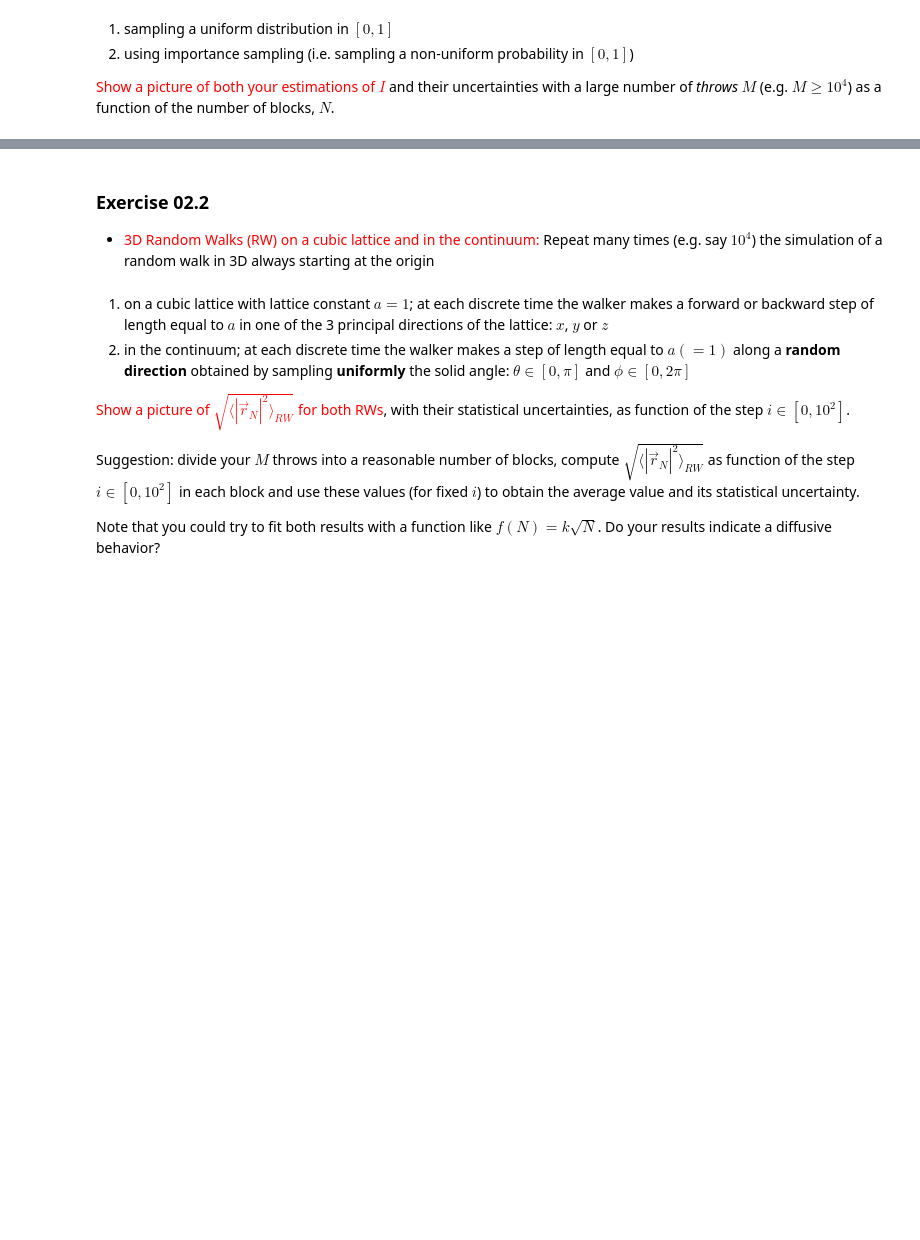
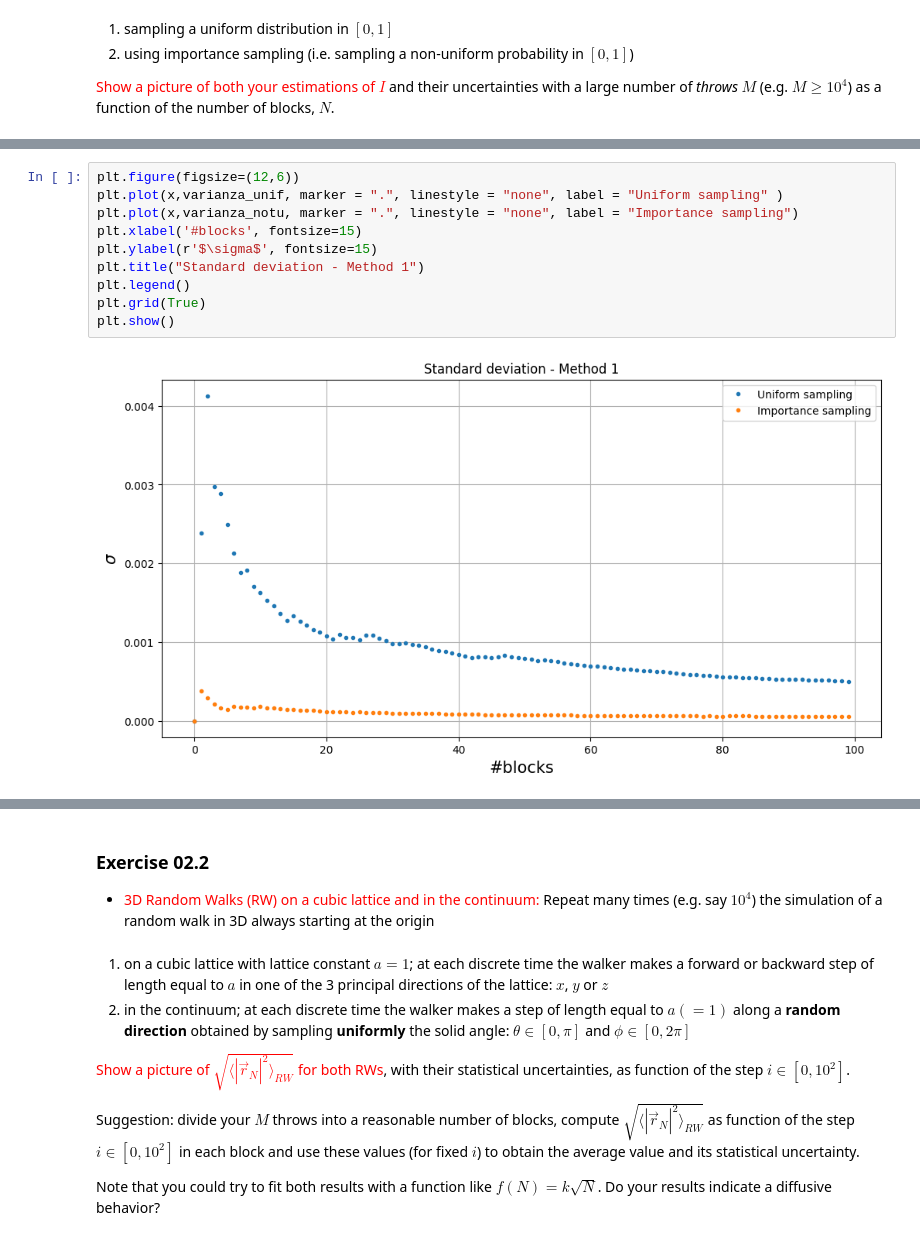
Before and after one commit to francescogrienti/NumericalSimulationLaboratory, a Jupyter notebook: LSN_lecture_02/notebook_2.ipynb, the cells around one changed output, grey strips where cells are left out. Drawn from its saved outputs; the diff is of its cells as text; blank space fills up the shorter version.

```diff
--- a/LSN_lecture_02/notebook_2.ipynb
+++ b/LSN_lecture_02/notebook_2.ipynb
@@ -39 +46,13 @@ plt.show()
+# %%
+plt.figure(figsize=(12,6))
+plt.plot(x,varianza_unif, marker = ".", linestyle = "none", label = "Uniform sampling" )
+plt.plot(x,varianza_notu, marker = ".", linestyle = "none", label = "Importance sampling")
+plt.xlabel('#blocks', fontsize=15)
+plt.ylabel(r'$\sigma$', fontsize=15)
+plt.title("Standard deviation - Method 1")
+plt.legend()
+plt.grid(True)
+plt.show()
+# %% [output]
+[figure, added]
 # %% [markdown]
```
Also changed, not shown: parts of 11 cells of this notebook.
